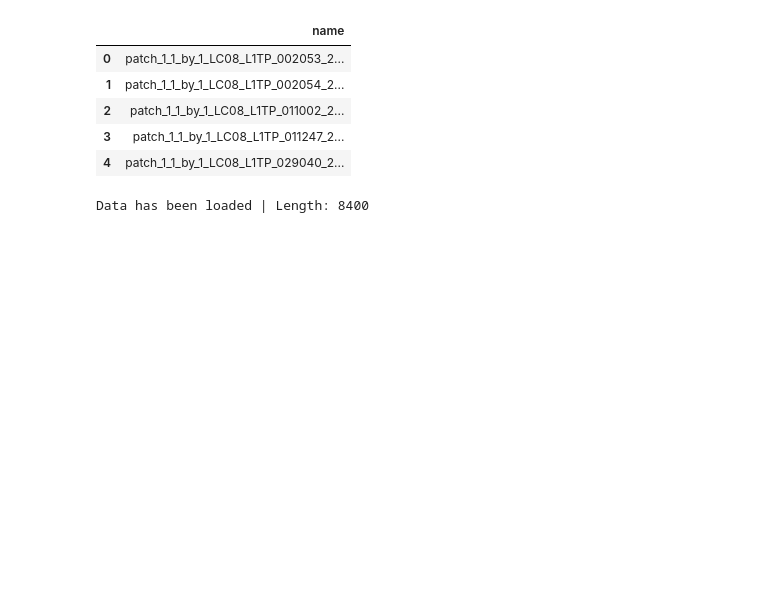
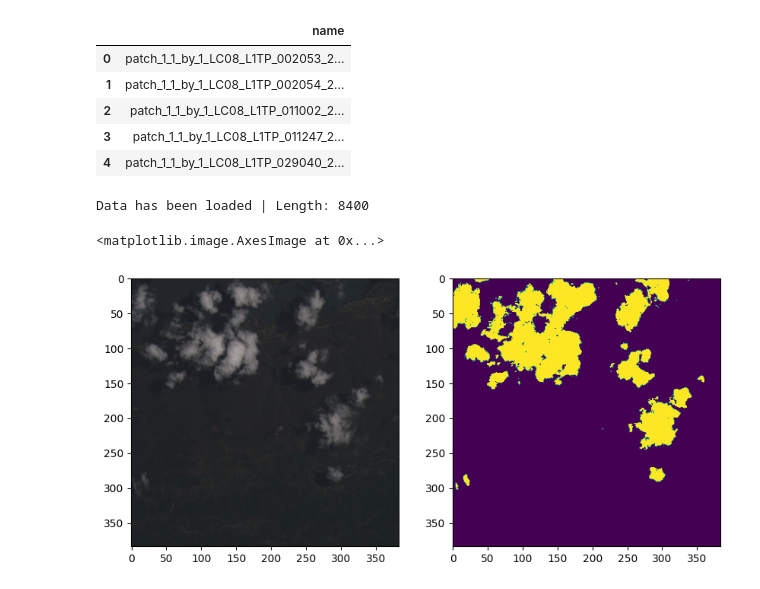
Before and after one commit to TheArtemis/Sapienza-AI-Lab-Project, a Jupyter notebook: 38-cloud-notebook.ipynb, the cells around one changed output. Cells and saved outputs as stored; diff of their text form; code cells hidden in the pictures; blank space fills up the shorter version.

```diff
--- a/38-cloud-notebook.ipynb
+++ b/38-cloud-notebook.ipynb
@@ -86,23 +68,31 @@ from pathlib import Path
 from PIL import Image
 
 class Cloud38Dataset(Dataset):
-    def __init__(self, patches_df, pytorch=True):
+    def __init__(self, patches_df, pytorch=True, test=False):
         super().__init__()
 
+        self.test = test
         self.patches = [self.map_patches(f) for f in patches_df['name']]
         self.pytorch = pytorch
         self.mean = None
         self.std = None
 
     def map_patches(self, file_name):
+        if self.test:
+            train_path = Path(CLOUD_TEST_PATH)
+            red_path = train_path / Path('test_red') / Path('red_' + file_name + '.TIF')
+            green_path = train_path / Path('test_green') / Path('green_' + file_name + '.TIF')
+            blue_path = train_path / Path('test_blue') / Path('blue_' + file_name + '.TIF')
+            nir_path = train_path / Path('test_nir') / Path('nir_' + file_name + '.TIF')
+            gt_path = train_path / Path('test_gt') / Path('gt_' + file_name + '.TIF')
 
-        train_path = Path(CLOUD_TRAIN_PATH)
-
-        red_path = train_path / Path('train_red') / Path('red_' + file_name + '.TIF')
-        green_path = train_path / Path('train_green') / Path('green_' + file_name + '.TIF')
-        blue_path = train_path / Path('train_blue') / Path('blue_' + file_name + '.TIF')
-        nir_path = train_path / Path('train_nir') / Path('nir_' + file_name + '.TIF')
-        gt_path = train_path / Path('train_gt') / Path('gt_' + file_name + '.TIF')
+        else:
+            train_path = Path(CLOUD_TRAIN_PATH)
+            red_path = train_path / Path('train_red') / Path('red_' + file_name + '.TIF')
+            green_path = train_path / Path('train_green') / Path('green_' + file_name + '.TIF')
+            blue_path = train_path / Path('train_blue') / Path('blue_' + file_name + '.TIF')
+            nir_path = train_path / Path('train_nir') / Path('nir_' + file_name + '.TIF')
+            gt_path = train_path / Path('train_gt') / Path('gt_' + file_name + '.TIF')
 
         return {
             'red' : red_path,
@@ -129,9 +119,8 @@ class Cloud38Dataset(Dataset):
         if invert:
             rgb = rgb.transpose((2, 0, 1))
 
-        # temporary fix for normalization
-        return rgb / np.iinfo(rgb.dtype).max
-        return rgb
+        return rgb / np.iinfo(rgb.dtype).max # images are uint16, so max is 65535
+
 
     def to_mask(self, i, add_dims=False):
         mask = np.array(Image.open(self.patches[i]['gt']))
@@ -152,3 +141,18 @@ data_train = Cloud38Dataset(df_patches_train)
 print(f'Data has been loaded | Length: {len(data_train)}')
 # %% [output]
 Data has been loaded | Length: 8400
+# %%
+image_index = np.random.randint(0, len(data_train))
+
+# we change the default colormap to make sure that 0 is purple and 1 is yellow
+# even when the mask has only 0s or 1s
+custom_cmap = plt.colormaps['viridis']
+custom_cmap.set_under('purple')
+custom_cmap.set_over('yellow')
+
+fig, ax = plt.subplots(1, 2, figsize=(10, 10))
+ax[0].imshow(data_train.to_array(image_index, include_nir=False))
+ax[1].imshow(data_train.to_mask(image_index) , cmap=custom_cmap, vmin=0, vmax=1)
+# %% [output]
+<matplotlib.image.AxesImage at 0x...>
+[figure, added]
```
Also changed, not shown: parts of 9 cells of this notebook.
